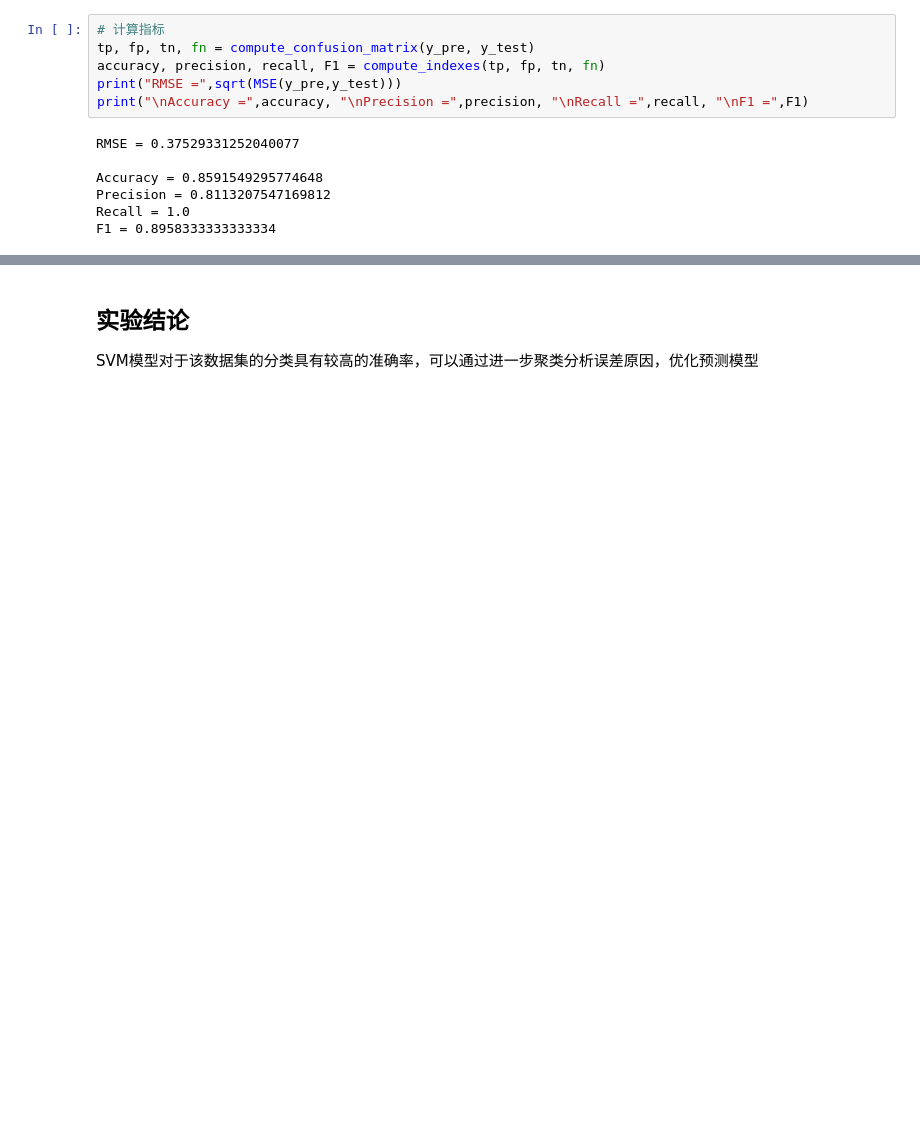
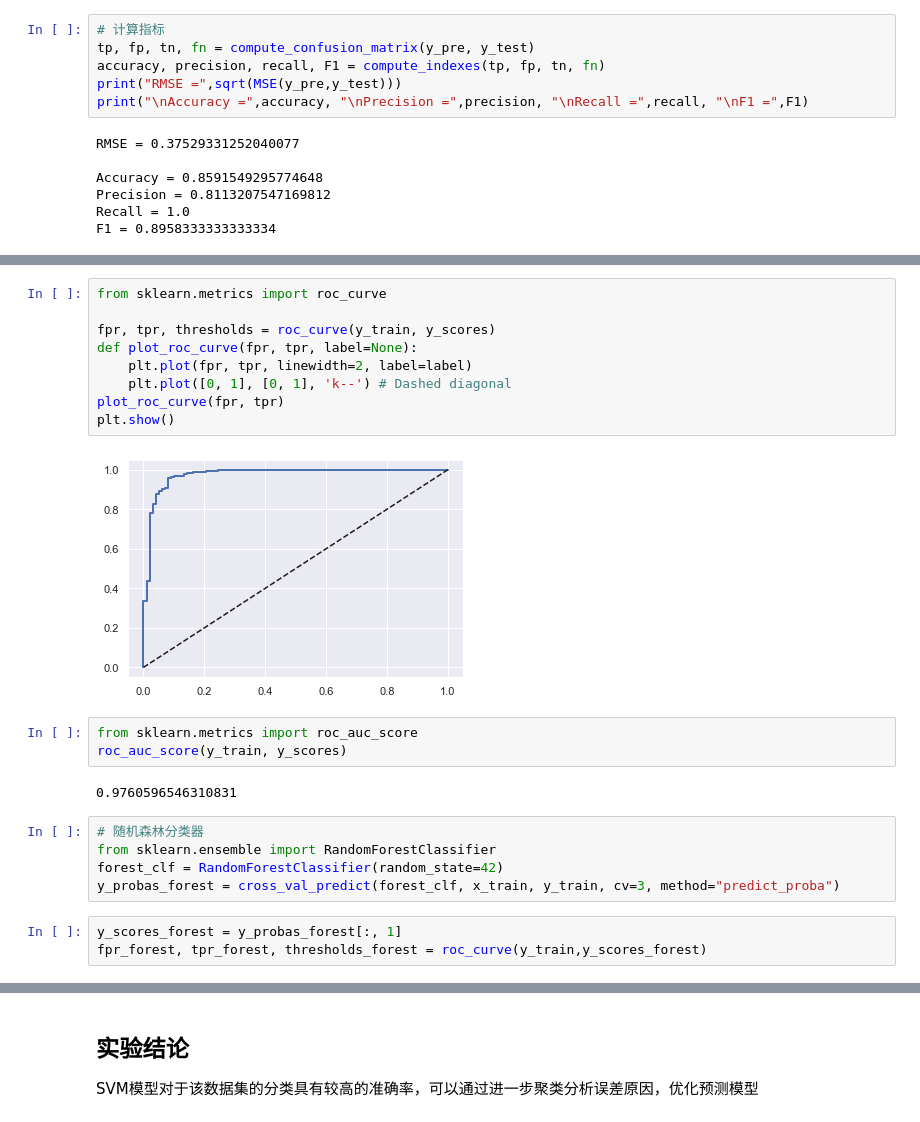
Before and after one commit to Lin-Johnson/Course-learning-materials-and-notes, a Jupyter notebook: First_Homework/Classification_problem.ipynb, the cells around one changed output, grey strips where cells are left out. Saved outputs shown, nothing was run; the diff lists cells and outputs as text; blank space fills up the shorter version.

```diff
--- a/First_Homework/Classification_problem.ipynb
+++ b/First_Homework/Classification_problem.ipynb
@@ -183,0 +262,24 @@ Text(30.5, 0.5, 'True label')
+# %%
+from sklearn.metrics import roc_curve
+
+fpr, tpr, thresholds = roc_curve(y_train, y_scores)
+def plot_roc_curve(fpr, tpr, label=None):
+    plt.plot(fpr, tpr, linewidth=2, label=label)
+    plt.plot([0, 1], [0, 1], 'k--') # Dashed diagonal
+plot_roc_curve(fpr, tpr)
+plt.show()
+# %% [output]
+[figure, added]
+# %%
+from sklearn.metrics import roc_auc_score
+roc_auc_score(y_train, y_scores)
+# %% [output]
+0.9760596546310831
+# %%
+# 随机森林分类器
+from sklearn.ensemble import RandomForestClassifier
+forest_clf = RandomForestClassifier(random_state=42)
+y_probas_forest = cross_val_predict(forest_clf, x_train, y_train, cv=3, method="predict_proba")
+# %%
+y_scores_forest = y_probas_forest[:, 1]
+fpr_forest, tpr_forest, thresholds_forest = roc_curve(y_train,y_scores_forest)
```
Also changed, not shown: parts of 16 cells of this notebook.
